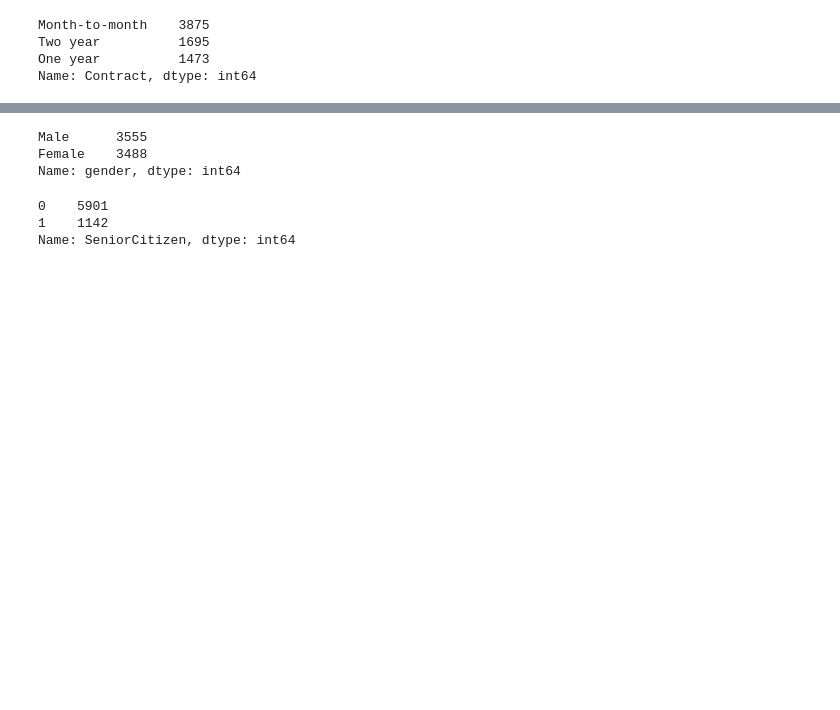
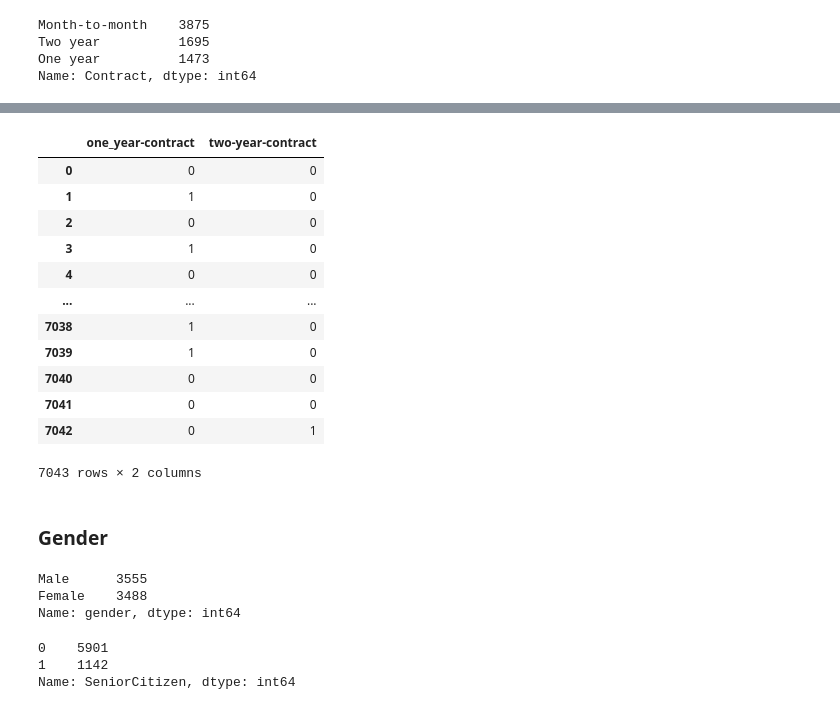
Before and after one commit to MrBinit/Supervised-Learning, a Jupyter notebook: logistic regression/b.ipynb, the cells around one changed output, grey strips where cells are left out. Drawn from its saved outputs; the diff is of its cells as text; code cells hidden in the pictures; blank space fills up the shorter version.

```diff
--- a/logistic regression/b.ipynb
+++ b/logistic regression/b.ipynb
@@ -77,3 +104,23 @@ Name: Contract, dtype: int64
+# %%
+contract_dummy = pd.get_dummies(df.Contract, drop_first = True)
+contract_dummy  = contract_dummy .astype(int)
+contract_dummy
+# %% [output]
+|  | one_year-contract | two-year-contract |
+| 0 | 0 | 0 |
+| 1 | 1 | 0 |
+| 2 | 0 | 0 |
+| 3 | 1 | 0 |
+| 4 | 0 | 0 |
+| ... | ... | ... |
+| 7038 | 1 | 0 |
+| 7039 | 1 | 0 |
+| 7040 | 0 | 0 |
+| 7041 | 0 | 0 |
+| 7042 | 0 | 1 |
+7043 rows × 2 columns
+# %% [markdown]
+### Gender
 # %%
 df.gender.value_counts()
 # %% [output]
```
Also changed, not shown: parts of 21 cells of this notebook.
